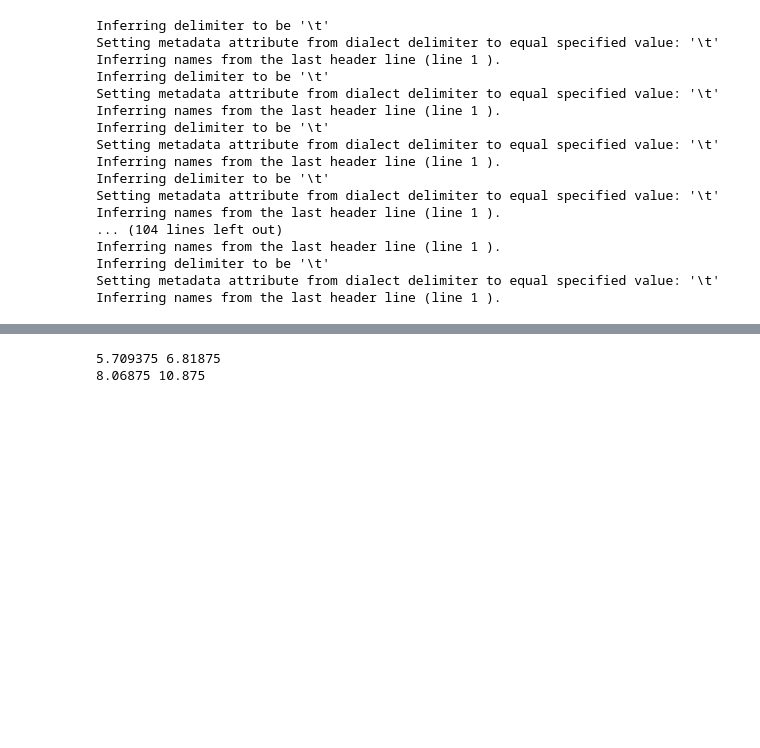
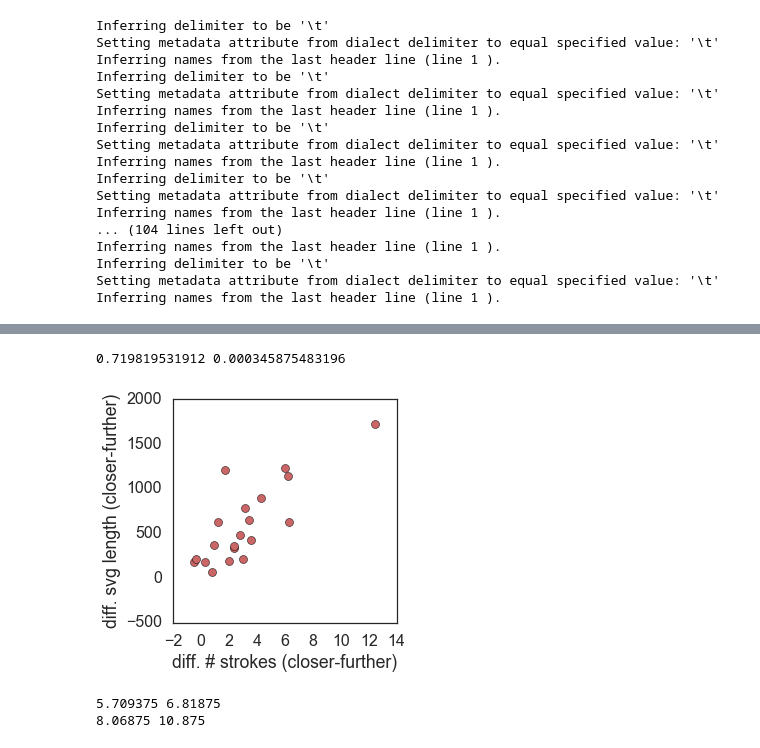
Before and after one commit to hawkrobe/reference_games, a Jupyter notebook: analysis/sketchpad/pilot_analysis.ipynb, the cells around one changed output, grey strips where cells are left out. Cells and saved outputs as stored; diff of their text form; code cells hidden in the pictures; blank space fills up the shorter version.

```diff
--- a/analysis/sketchpad/pilot_analysis.ipynb
+++ b/analysis/sketchpad/pilot_analysis.ipynb
@@ -329,7 +374,9 @@ Distractor3 = []
 Outcome = []
 Response = []
 numStrokes = []
+drawDuration = [] # in seconds
 svgStringLength = [] # sum of svg string for whole sketch
+svgStringLengthPerStroke = [] # svg string length per stroke
 svgStringStd = [] # std of svg string length across strokes for this sketch
 
 for a in all_games:
@@ -343,9 +390,11 @@ for a in all_games:
         full_list = [t['intendedTarget'],t['object2Name'],t['object3Name'],t['object4Name']]
         ns = sum(Y['trialNum']==t['trialNum'])
         numStrokes.append(ns)
+        drawDuration.append((Y[Y['trialNum']==t['trialNum']]['time'][-1] - Y[Y['trialNum']==t['trialNum']]['time'][0])/1000) # in seconds
         svgs = Y[Y['trialNum']==t['trialNum']]['svg']
         ls = [len(s) for s in svgs]
         svgStringLength.append(reduce(lambda x, y: x + y, ls))
+        svgStringLengthPerStroke.append(reduce(lambda x, y: x + y, ls)/ns)
         svgStringStd.append(np.std(ls))
         ## aggregate game metadata
         TrialNum.append(t['trialNum'])
@@ -361,11 +410,15 @@ for a in all_games:
         Outcome.append(t['outcome'])
         Response.append(t['clickedObject'])
 
-GameID,TrialNum,Condition, Target, Distractor1, Distractor2, Distractor3, Outcome, Response, numStrokes, svgStringLength,svgStringStd = map(np.array, \
-[GameID,TrialNum,Condition, Target, Distractor1, Distractor2, Distractor3, Outcome, Response, numStrokes, svgStringLength,svgStringStd])
+GameID,TrialNum,Condition, Target, Distractor1, Distractor2, Distractor3, drawDuration, \
+Outcome, Response, numStrokes, svgStringLength, svgStringLengthPerStroke, svgStringStd = map(np.array, \
+[GameID,TrialNum,Condition, Target, Distractor1, Distractor2, Distractor3, drawDuration, \
+ Outcome, Response, numStrokes, svgStringLength, svgStringLengthPerStroke, svgStringStd])
 
-D = tb.tabarray(names = ['gameID','trialNum','condition', 'target', 'd1', 'd2','d3', 'outcome', 'response','numStrokes', 'svgStringLength','svgStringStd'],
-                columns = [GameID,TrialNum,Condition, Target, Distractor1, Distractor2, Distractor3, Outcome, Response, numStrokes, svgStringLength,svgStringStd])
+D = tb.tabarray(names = ['gameID','trialNum','condition', 'target', 'd1', 'd2','d3', 'drawDuration', \
+                         'outcome', 'response','numStrokes', 'svgStringLength','svgStringLengthPerStroke' ,'svgStringStd'],
+                columns = [GameID,TrialNum,Condition, Target, Distractor1, Distractor2, Distractor3, drawDuration, \
+                           Outcome, Response, numStrokes, svgStringLength, svgStringLengthPerStroke, svgStringStd])
 # %% [output]
 Inferring delimiter to be '\t'
 Setting metadata attribute from dialect delimiter to equal specified value: '\t'
@@ -438,3 +555,14 @@ plt.ylabel('further')
+# %%
+fig = plt.figure(figsize=(4,4))
+plt.scatter(closer_strokes-further_strokes,closer_svgLength-further_svgLength,64,(0.8,0.4,0.4))
+plt.xlabel('diff. # strokes (closer-further)')
+plt.ylabel('diff. svg length (closer-further)')
+r,p = stats.spearmanr(closer_strokes-further_strokes,closer_svgLength-further_svgLength)
+print 'Participants more affected by the closer vs. further manipulation tend to produce sketches with more strokes, which are also more complex'
+print r,p
+# %% [output]
+0.719819531912 0.000345875483196
+[figure, added]
 # %%
 import numpy.random as npr
 import pylab
```
Also changed, not shown: parts of 20 cells of this notebook.
